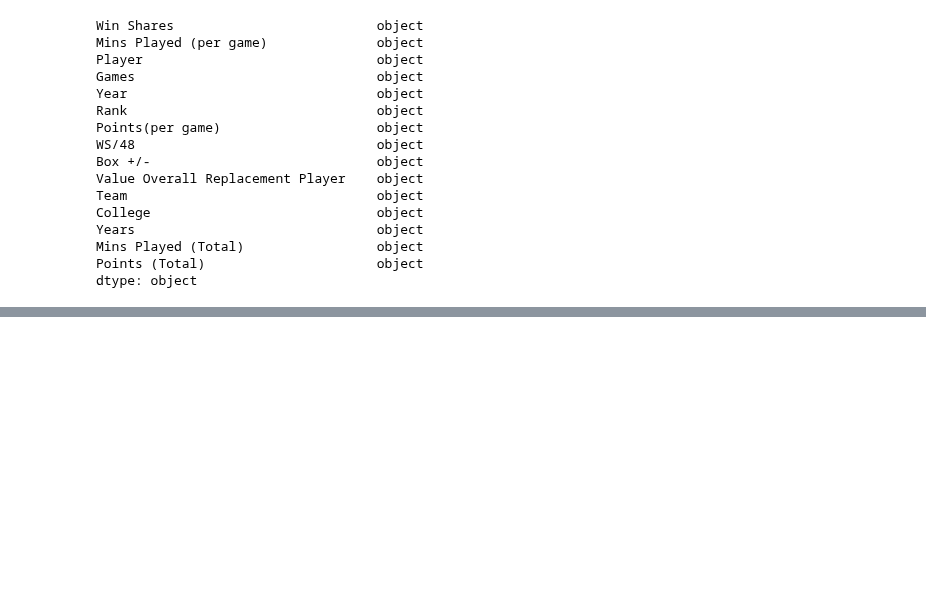
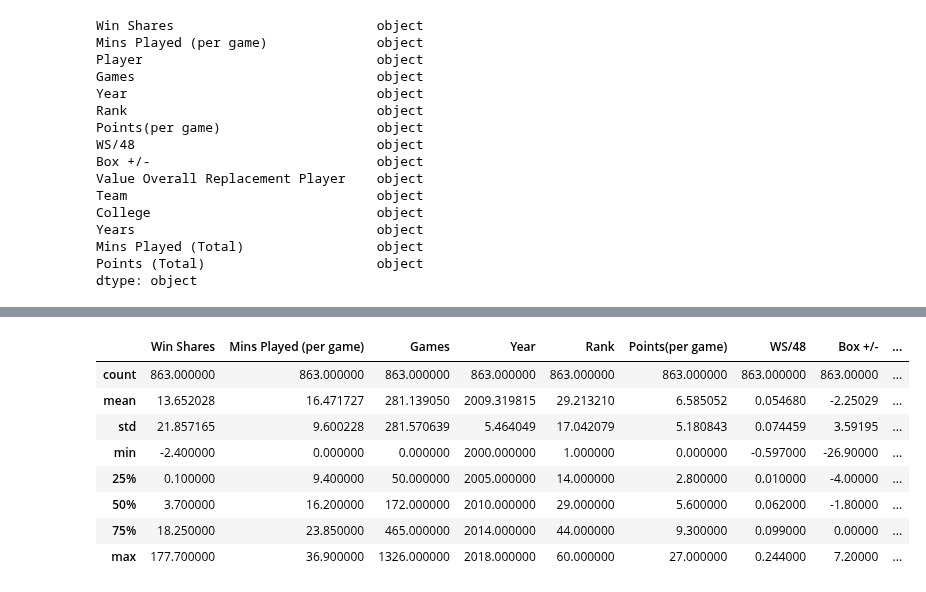
Before and after one commit to woodfin8/Draft_Machine, a Jupyter notebook: NBA.ipynb, the cells around one changed output, grey strips where cells are left out. Saved outputs shown, nothing was run; the diff lists cells and outputs as text; code cells hidden in the pictures; blank space fills up the shorter version.

```diff
--- a/NBA.ipynb
+++ b/NBA.ipynb
@@ -152,0 +164,3 @@ df_reindex.head()
+# %%
+clean_df=df_reindex.fillna(value=0)
+clean_df.head()
@@ -177,0 +193,21 @@ ValueError: cannot convert float NaN to integer
+# %%
+clean_df["Win Shares"]= clean_df["Win Shares"].astype ('float')
+clean_df["Mins Played (per game)"]=clean_df["Mins Played (per game)"].astype ('float')
+clean_df["Points(per game)"]=clean_df["Points(per game)"].astype ('float')
+clean_df["WS/48"]=clean_df["WS/48"].astype ('float')
+clean_df["Box +/-"]=clean_df["Box +/-"].astype ('float')
+clean_df["Value Overall Replacement Player"]=clean_df["Value Overall Replacement Player"].astype ('float')
+
+
+clean_df["Games"]=clean_df["Games"].astype("int")
+clean_df["Year"]=clean_df["Year"].astype("int")
+clean_df["Rank"]=clean_df["Rank"].astype("int")
+clean_df["Years"]=clean_df["Years"].astype("int")
+clean_df["Mins Played (Total)"]=clean_df["Mins Played (Total)"].astype("int")
+clean_df["Points (Total)"]=clean_df["Points (Total)"].astype("int")
+
+clean_df["Player"]=clean_df["Player"].astype(str)
+#  "Player":str,
+
+#  "Team":str,
+# "College":str,
@@ -178,2 +256,14 @@ ValueError: cannot convert float NaN to integer
+# %%
+clean_df.describe()
+# %% [output]
+|  | Win Shares | Mins Played (per game) | Games | Year | Rank | Points(per game) | WS/48 | Box +/- | ... |
+| count | 863.000000 | 863.000000 | 863.000000 | 863.000000 | 863.000000 | 863.000000 | 863.000000 | 863.00000 | ... |
+| mean | 13.652028 | 16.471727 | 281.139050 | 2009.319815 | 29.213210 | 6.585052 | 0.054680 | -2.25029 | ... |
+| std | 21.857165 | 9.600228 | 281.570639 | 5.464049 | 17.042079 | 5.180843 | 0.074459 | 3.59195 | ... |
+| min | -2.400000 | 0.000000 | 0.000000 | 2000.000000 | 1.000000 | 0.000000 | -0.597000 | -26.90000 | ... |
+| 25% | 0.100000 | 9.400000 | 50.000000 | 2005.000000 | 14.000000 | 2.800000 | 0.010000 | -4.00000 | ... |
+| 50% | 3.700000 | 16.200000 | 172.000000 | 2010.000000 | 29.000000 | 5.600000 | 0.062000 | -1.80000 | ... |
+| 75% | 18.250000 | 23.850000 | 465.000000 | 2014.000000 | 44.000000 | 9.300000 | 0.099000 | 0.00000 | ... |
+| max | 177.700000 | 36.900000 | 1326.000000 | 2018.000000 | 60.000000 | 27.000000 | 0.244000 | 7.20000 | ... |
 # %%
 # # #df.to_csv(file_name, sep='\t', encoding='utf-8')
```
Also changed, not shown: parts of 7 cells of this notebook, 1 other file.
